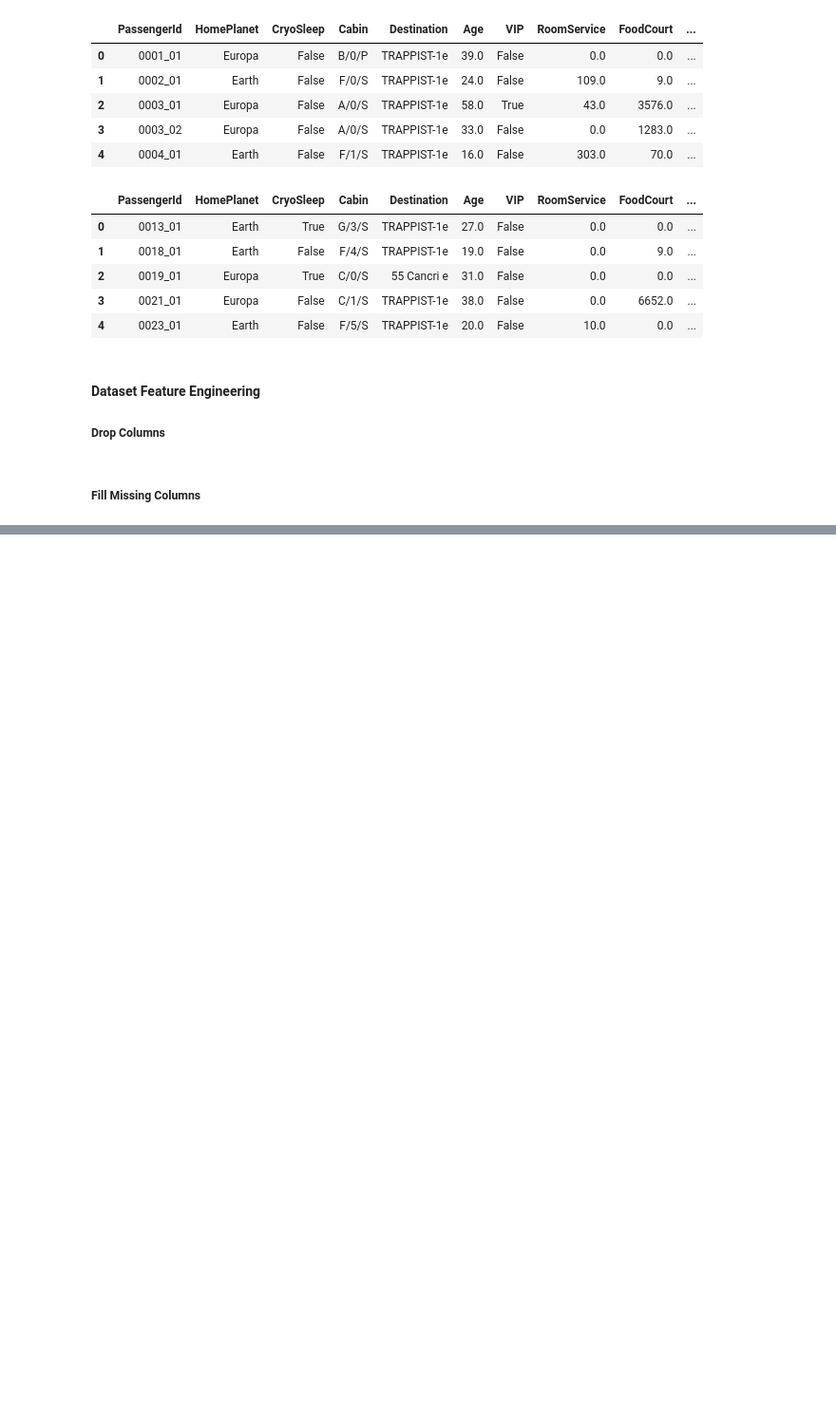
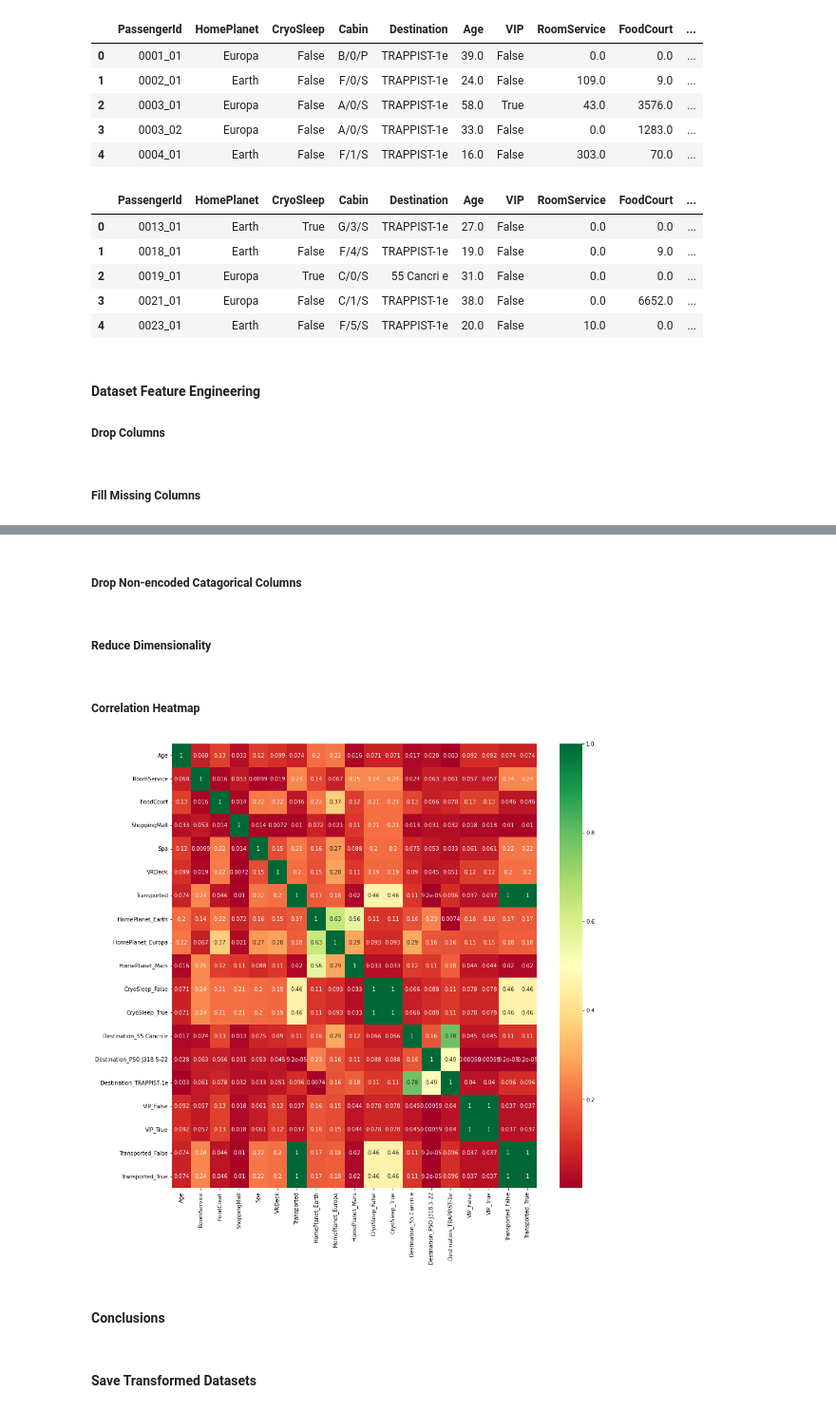
Before and after one commit to babennettdev/ml-notebooks, a Jupyter notebook: src/spaceship-titanic/spaceship_titanic_data_feature_engineering.ipynb, the cells around one changed output, grey strips where cells are left out. Shown at 95% size. Drawn from its saved outputs; the diff is of its cells as text; code cells hidden in the pictures; blank space fills up the shorter version.

```diff
--- a/src/spaceship-titanic/spaceship_titanic_data_feature_engineering.ipynb
+++ b/src/spaceship-titanic/spaceship_titanic_data_feature_engineering.ipynb
@@ -68,6 +82,7 @@ spaceship_titanic_test_dataframes.head()
 #### Dataset Feature Engineering
 ##### Drop Columns
 # %%
-spaceship_titanic_train_dataframes.drop(['Name'] ,axis=1, inplace=True)
-spaceship_titanic_train_dataframes.drop(['Cabin'] ,axis=1, inplace=True)
+spaceship_titanic_train_dataframes.drop(['PassengerId'], axis=1, inplace=True)
+spaceship_titanic_train_dataframes.drop(['Name'], axis=1, inplace=True)
+spaceship_titanic_train_dataframes.drop(['Cabin'], axis=1, inplace=True)
 # %%
@@ -147,0 +162,8 @@ dtype: int64
+# %%
+one_hot_encoder = OneHotEncoder(handle_unknown='ignore')
+
+training_columns_to_encode = list(spaceship_titanic_train_dataframes.select_dtypes(include=['object', 'bool']).columns)
+test_columns_to_encode = list(spaceship_titanic_test_dataframes.select_dtypes(include=['object', 'bool']).columns)
+
+spaceship_titanic_train_dataframes = one_hot_encode_columns(one_hot_encoder=one_hot_encoder, dataframe=spaceship_titanic_train_dataframes, columns_to_encode=training_columns_to_encode)
+spaceship_titanic_test_dataframes = one_hot_encode_columns(one_hot_encoder=one_hot_encoder, dataframe=spaceship_titanic_test_dataframes, columns_to_encode=test_columns_to_encode)
@@ -147,0 +188,5 @@ dtype: int64
+# %% [markdown]
+##### Drop Non-encoded Catagorical Columns
+# %%
+spaceship_titanic_train_dataframes.drop(['CryoSleep'], axis=1, inplace=True)
+spaceship_titanic_train_dataframes.drop(['VIP'], axis=1, inplace=True)
@@ -147,0 +196,15 @@ dtype: int64
+# %% [markdown]
+##### Reduce Dimensionality
+# %% [markdown]
+##### Correlation Heatmap
+# %%
+corr = spaceship_titanic_train_dataframes.corr()
+corr = corr.apply(abs)
+plt.figure(figsize=(15,15))
+map = sns.heatmap(corr,annot=True,cmap="RdYlGn")
+# %% [output]
+[figure, added]
+# %% [markdown]
+#### Conclusions
+# %% [markdown]
+#### Save Transformed Datasets
```
Also changed, not shown: parts of 14 cells of this notebook.
